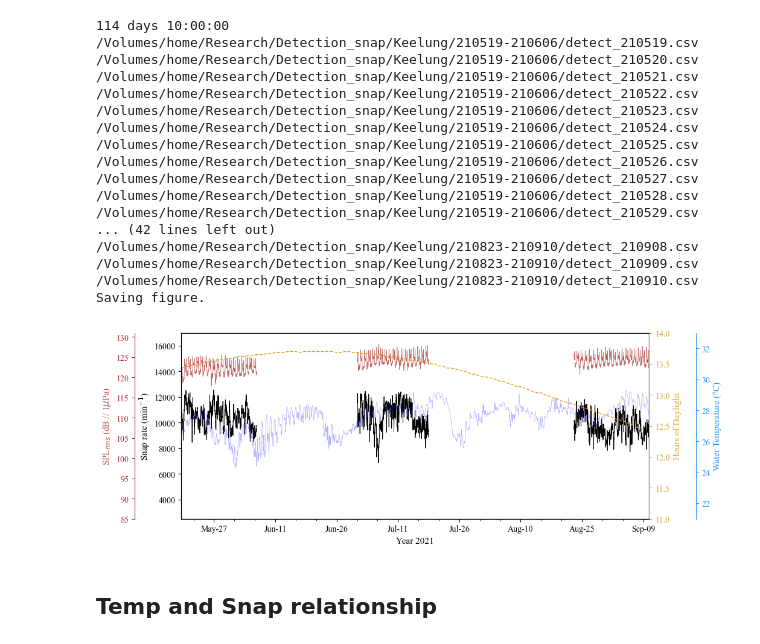
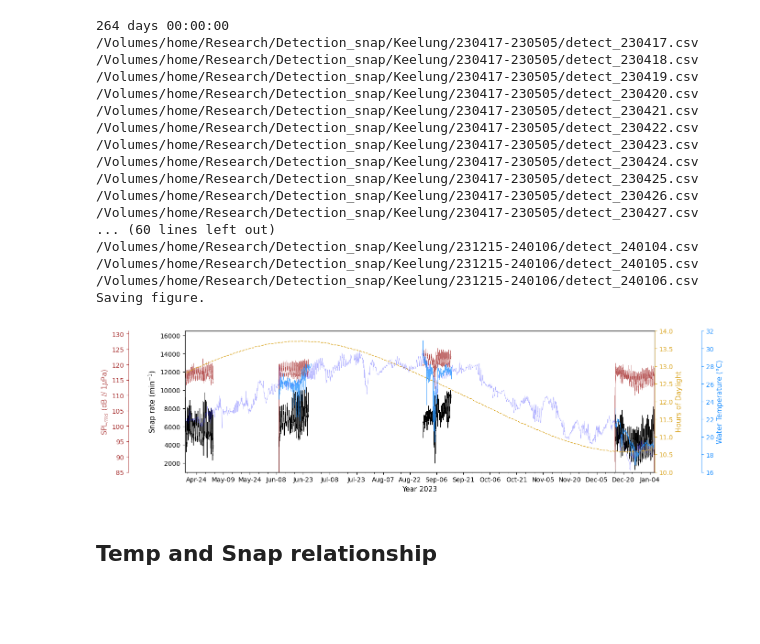
Before and after one commit to jhtong33/Code, a Jupyter notebook: 04.2_Plot_SnapRate_3stage.ipynb, the cells around one changed output. Saved outputs shown, nothing was run; the diff lists cells and outputs as text; code cells hidden in the pictures; blank space fills up the shorter version.

```diff
--- a/04.2_Plot_SnapRate_3stage.ipynb
+++ b/04.2_Plot_SnapRate_3stage.ipynb
@@ -19,7 +19,7 @@ def getinfo(place, year):
     return begintime, endtime
 # %%
 place = 'Keelung'
-year = 2021
+year = 2023
 path = f'/Volumes/home/Research/Detection_snap/{place}/{str(year)[2:4]}*'
 
 
@@ -48,7 +48,7 @@ elif place == 'Keelung':
     tidepath = glob.glob(f'../DataBase/Data_CWA/{year}_12191_長潭里_tide.csv')[0]
     temp_cwapath = glob.glob(f'../DataBase/Data_CWA/{year}_*長潭里_stemp.csv')[0]
     # begintime = datetime(year, 4, 17, 12); endtime = datetime(year, 5, 3, 12)
-    ymin=2500; ymax=17000
+    ymin=1000; ymax=16500
 
 
 
@@ -75,19 +75,24 @@ def plotday(ax, begin, end):
     date = []
     for ii in range(deltaday.days):
         time = begin + timedelta(days=ii)
+        year = time.year
         month = time.month
         day = time.day
-        sunset_hr = int((dsun['SUNSET'][dsun['TIME'] == f'{year}/{month}/{day}'].values[0]).rsplit(':')[-2])
-        sunset_min = int((dsun['SUNSET'][dsun['TIME'] == f'{year}/{month}/{day}'].values[0]).rsplit(':')[-1])
-        sunrise_hr = int((dsun['SUNRSET'][dsun['TIME'] == f'{year}/{month}/{day}'].values[0]).rsplit(':')[-2])
-        sunrise_min = int((dsun['SUNRSET'][dsun['TIME'] == f'{year}/{month}/{day}'].values[0]).rsplit(':')[-1])
+        if year == 2024:
+            df = pd.read_csv(glob.glob(f'../DataBase/Data_CWA/sunset_time_keelung{year}.csv')[0])
+        else:
+            df = dsun
+        sunset_hr = int((df['SUNSET'][df['TIME'] == f'{year}/{month}/{day}'].values[0]).rsplit(':')[-2])
+        sunset_min = int((df['SUNSET'][df['TIME'] == f'{year}/{month}/{day}'].values[0]).rsplit(':')[-1])
+        sunrise_hr = int((df['SUNRSET'][df['TIME'] == f'{year}/{month}/{day}'].values[0]).rsplit(':')[-2])
+        sunrise_min = int((df['SUNRSET'][df['TIME'] == f'{year}/{month}/{day}'].values[0]).rsplit(':')[-1])
         duration = datetime(year, month, day, sunset_hr, sunset_min) - datetime(year, month, day, sunrise_hr, sunrise_min)
         duration_min = duration.total_seconds() / 3600
         list.append(duration_min)
         date.append(datetime(year, month, day))
 
     ax.plot(date, list, color='goldenrod', lw=1, ls='--')
-    ax.set_ylim(11, 14)
+    ax.set_ylim(10, 14)
     ax.set_ylabel('Hours of Daylight', fontsize=fsize, color='goldenrod')
     return ax
 
@@ -98,7 +103,7 @@ def plottemp(ax):
         filter_temp = savgol_filter(dtemp['Temp'], 60, 2, mode='nearest')
         ax.plot(pd.to_datetime(dtemp['Time']),filter_temp, 'dodgerblue', lw=0.7, alpha=0.75)
     ax.set_ylabel('Water Temperature (°C)', fontsize=fsize, color='dodgerblue' )
-    ax.set_ylim(21, 33)
+
     return ax
 
 def plottemp_sta(ax, begintime, endtime):
@@ -124,10 +129,26 @@ def plottemp_sta(ax, begintime, endtime):
         minn  = int(timestr[10:])
         list.append(datetime(yyyy,mm,dd,hh,minn))
     ax.plot(list, df_['T'], 'blue', lw=0.5, alpha=0.3)
+
+    if place == 'Keelung' and year == 2023:
+        temp = glob.glob(f'../DataBase/Data_CWA/2024_*長潭里_stemp.csv')[0]
+        df = pd.read_csv(temp, skiprows=9)
+        df_ = df[df['yyyymmddhhmi'] >= int('202401010000')][df['yyyymmddhhmi'] <= int(end)]
+        list = []
+        for i in range(len(df_)):
+            timestr = str(df_['yyyymmddhhmi'].values[i])
+            yyyy = int(timestr[:4])
+            mm  = int(timestr[4:6])
+            dd = int(timestr[6:8])
+            hh = int(timestr[8:10])
+            minn  = int(timestr[10:])
+            list.append(datetime(yyyy,mm,dd,hh,minn))
+        ax.plot(list, df_['T'], 'blue', lw=0.5, alpha=0.3)
     return ax
 # %%
-fig, ax = plt.subplots(1, figsize=(10, 4), sharex=True)
-plt.rcParams["font.family"] = "Times New Roman"
+delta_day = (endtime - begintime).days
+fig, ax = plt.subplots(1, figsize=(delta_day/20, 4), sharex=True)
+plt.rcParams["font.family"] = "DejaVu Sans"
 
 fsize = 11
 
@@ -136,7 +157,7 @@ ax_SPL = ax.twinx()
 ax_daylight = ax.twinx()
 ax_temp = ax.twinx()
 
-ax_SPL.spines["left"].set_position(("axes", -0.1))
+ax_SPL.spines["left"].set_position(("axes", -0.12))
 ax_SPL.yaxis.tick_left()
 ax_SPL.yaxis.set_label_position("left")
 ax_SPL.spines['left'].set_color('brown')
@@ -162,50 +183,51 @@ for filepath in sorted(glob.glob(f'{path}/*csv')):
     # ax[2] = plotlight(gettime, ax[2])
     # ax[0] = plottide(ax[0], gettime, dtide, ymin, ymax, height_list)
     # ax[1] = plottide(ax[1], gettime, dtide, ymin, ymax, temp)
     filter_peak = savgol_filter(df['Peak'], 60, 2, mode='nearest')
     ax.plot(pd.to_datetime(df['Time']), filter_peak, c='k', lw = 0.7)#marker='o', s=0.5 )
     filter_SPL = savgol_filter(df['SPLrms'], 60, 2, mode='nearest')
     ax_SPL.plot(pd.to_datetime(df['Time']), filter_SPL, c='brown', lw = 0.5, alpha=0.7)#marker='o', s=0.5 )
     print(filepath)
 
 
 ax.set_xlim(begintime, endtime)
 ax.set_xlabel(f'Year {year}', fontsize=fsize)
 ax.set_ylim(ymin, ymax)
 ax.set_ylabel('Snap rate (min$^{-1}$)', fontsize=fsize)
 ax.xaxis.set_major_locator(mdates.DayLocator(interval=15))   #to get a tick every 15 minutes
 ax.xaxis.set_major_formatter(mdates.DateFormatter('%b-%d'))     #optional formatting
 ax.xaxis.set_minor_locator(mdates.DayLocator(interval=5))   #to get a tick every 15 minutes
 
 ax_SPL.set_ylim(85, 131)
 ax_SPL.set_ylabel('SPL$_{rms}$ (dB // 1$\mu$Pa)', fontsize=fsize, color='brown', alpha=0.8)
 ax_SPL.yaxis.set_major_locator(ticker.MultipleLocator(5))
 
+ax_temp.set_ylim(16, 32)
 
 
 if savefig:
     print('Saving figure. ')
     plt.savefig(f'../Results/Detection_snap/{place}/{place}_{year}_seasonal_variations.png', dpi=200, bbox_inches='tight')
     plt.savefig(f'../Results/Detection_snap/{place}/{place}_{year}_seasonal_variations.pdf', dpi=200)
 # %% [output]
-114 days 10:00:00
-/Volumes/home/Research/Detection_snap/Keelung/210519-210606/detect_210519.csv
-/Volumes/home/Research/Detection_snap/Keelung/210519-210606/detect_210520.csv
-/Volumes/home/Research/Detection_snap/Keelung/210519-210606/detect_210521.csv
-/Volumes/home/Research/Detection_snap/Keelung/210519-210606/detect_210522.csv
-/Volumes/home/Research/Detection_snap/Keelung/210519-210606/detect_210523.csv
-/Volumes/home/Research/Detection_snap/Keelung/210519-210606/detect_210524.csv
-/Volumes/home/Research/Detection_snap/Keelung/210519-210606/detect_210525.csv
-/Volumes/home/Research/Detection_snap/Keelung/210519-210606/detect_210526.csv
-/Volumes/home/Research/Detection_snap/Keelung/210519-210606/detect_210527.csv
-/Volumes/home/Research/Detection_snap/Keelung/210519-210606/detect_210528.csv
-/Volumes/home/Research/Detection_snap/Keelung/210519-210606/detect_210529.csv
-... (42 lines left out)
-/Volumes/home/Research/Detection_snap/Keelung/210823-210910/detect_210908.csv
-/Volumes/home/Research/Detection_snap/Keelung/210823-210910/detect_210909.csv
-/Volumes/home/Research/Detection_snap/Keelung/210823-210910/detect_210910.csv
+264 days 00:00:00
+/Volumes/home/Research/Detection_snap/Keelung/230417-230505/detect_230417.csv
+/Volumes/home/Research/Detection_snap/Keelung/230417-230505/detect_230418.csv
+/Volumes/home/Research/Detection_snap/Keelung/230417-230505/detect_230419.csv
+/Volumes/home/Research/Detection_snap/Keelung/230417-230505/detect_230420.csv
+/Volumes/home/Research/Detection_snap/Keelung/230417-230505/detect_230421.csv
+/Volumes/home/Research/Detection_snap/Keelung/230417-230505/detect_230422.csv
+/Volumes/home/Research/Detection_snap/Keelung/230417-230505/detect_230423.csv
+/Volumes/home/Research/Detection_snap/Keelung/230417-230505/detect_230424.csv
+/Volumes/home/Research/Detection_snap/Keelung/230417-230505/detect_230425.csv
+/Volumes/home/Research/Detection_snap/Keelung/230417-230505/detect_230426.csv
+/Volumes/home/Research/Detection_snap/Keelung/230417-230505/detect_230427.csv
+... (60 lines left out)
+/Volumes/home/Research/Detection_snap/Keelung/231215-240106/detect_240104.csv
+/Volumes/home/Research/Detection_snap/Keelung/231215-240106/detect_240105.csv
+/Volumes/home/Research/Detection_snap/Keelung/231215-240106/detect_240106.csv
 Saving figure.
-[figure, old version]
+[figure, new version]
 # %% [markdown]
 ## Temp and Snap relationship
 # %%
```
Also changed, not shown: parts of 2 cells of this notebook, 4 other files.
